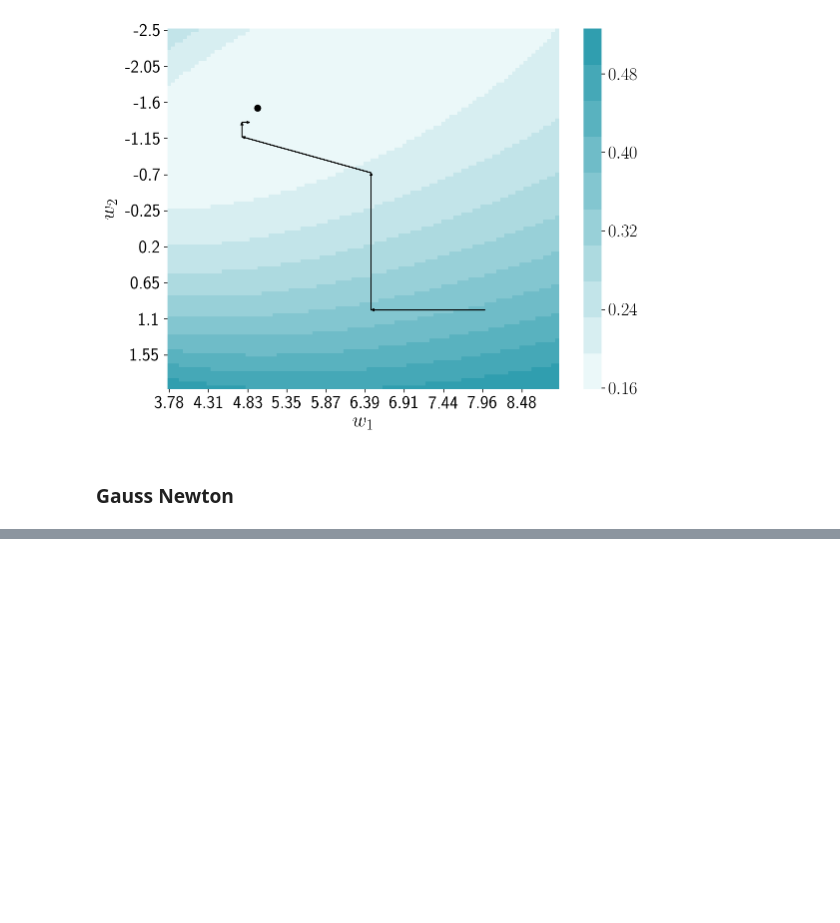
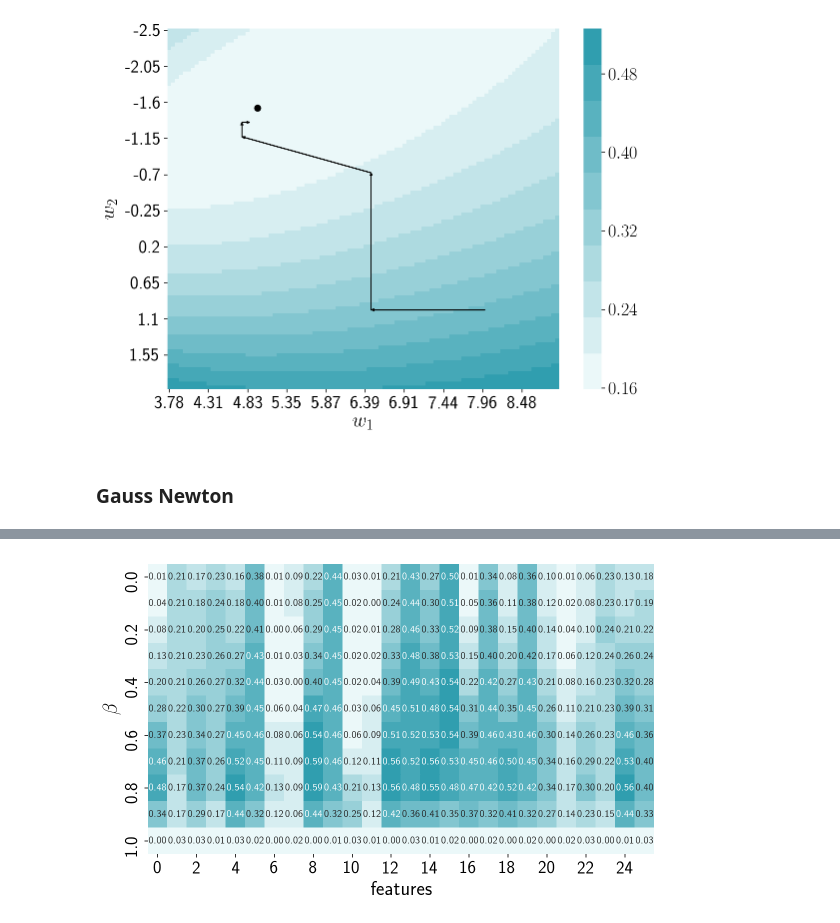
Before and after one commit to Intelligent-Systems-Phystech/2018-Isachenko-QPFSNewton, a Jupyter notebook: code/NNQPFS_v2.ipynb, the cells around one changed output, grey strips where cells are left out. Drawn from its saved outputs; the diff is of its cells as text; code cells hidden in the pictures; blank space fills up the shorter version.

```diff
--- a/code/NNQPFS_v2.ipynb
+++ b/code/NNQPFS_v2.ipynb
@@ -518,0 +539,23 @@ mean_squared_error(y, lr.predict(X[:, :3]))
+# %%
+aff_coeffs = np.linspace(0, 1, 11)
+Qs = []
+bs = []
+gn.verbose = False
+
+for aff_coeff in aff_coeffs:
+    W1 = (aff_coeff * W1_true + (1 - aff_coeff) * W1_near)
+    gn.W1 = W1.squeeze()
+    gn._update_weights(X, y, gn.predict(X))
+    bs.append(gn.qpfs[0].b.squeeze())
+    Qs.append(gn.qpfs[0].Q)
+
+plt.figure(figsize=(8, 5))
+bs = pd.DataFrame(np.array(bs), index=aff_coeffs)
+sns.heatmap(bs, cmap=cmap, cbar=False, yticklabels=2, annot=True, fmt='.2f')
+plt.xlabel('features')
+plt.ylabel(r'$\beta$')
+
+plt.tight_layout()
+plt.show()
+# %% [output]
+[figure, added]
```
Also changed, not shown: parts of 15 cells of this notebook, 16 other files.
